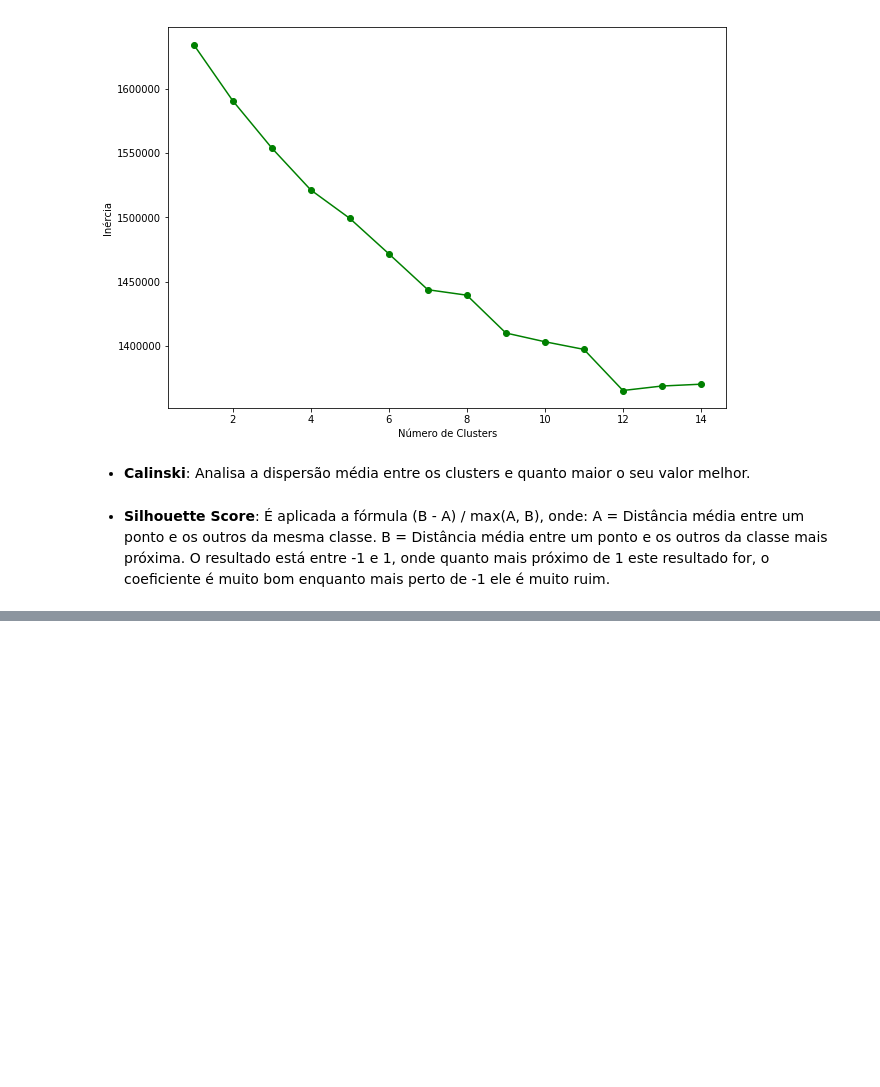
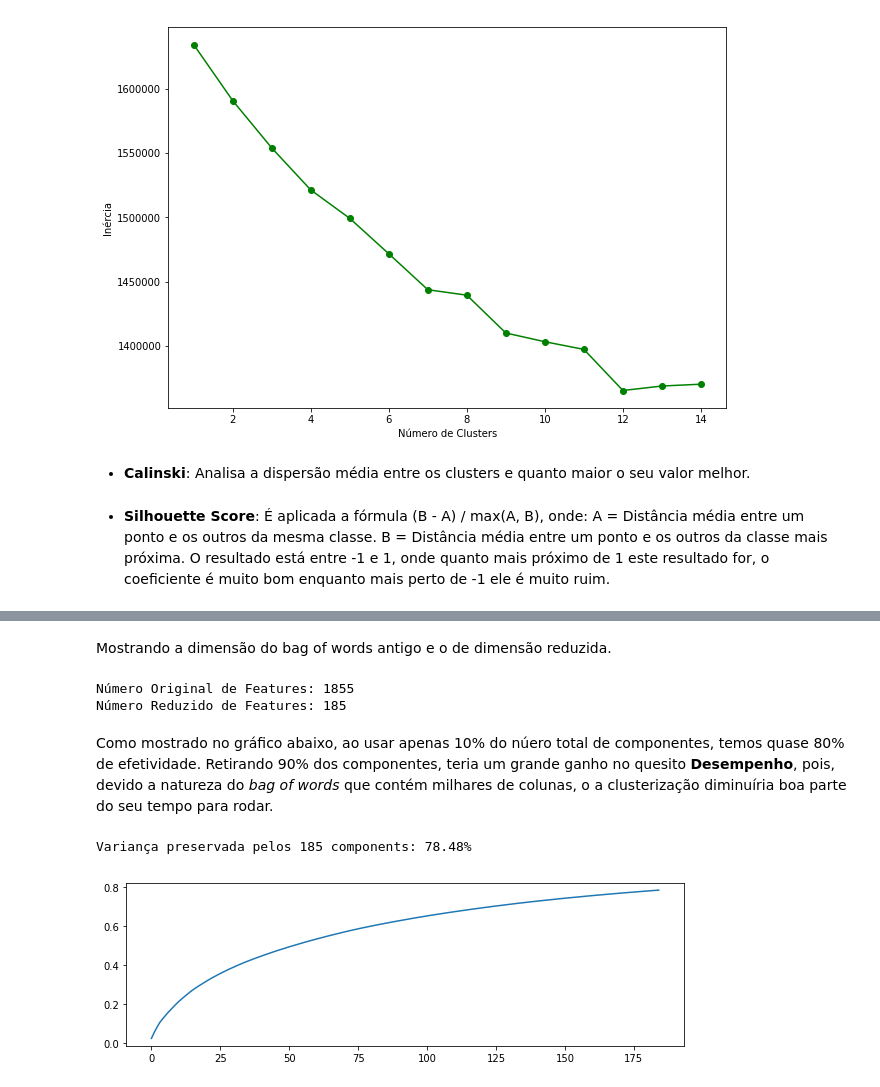
Before and after one commit to SkyNetRecruits/online_retail_dataset, a Jupyter notebook: products_clustering.ipynb, the cells around one changed output, grey strips where cells are left out. Saved outputs shown, nothing was run; the diff lists cells and outputs as text; code cells hidden in the pictures; blank space fills up the shorter version.

```diff
--- a/products_clustering.ipynb
+++ b/products_clustering.ipynb
@@ -279,0 +288,23 @@ plt.show()
+# %%
+from sklearn.decomposition import TruncatedSVD
+
+tsvd = TruncatedSVD(n_components=185)
+tsvd_fit = tsvd.fit(bag_of_words)
+new_bag_of_words = tsvd_fit.transform(bag_of_words)
+# %% [markdown]
+Mostrando a dimensão do bag of words antigo e o de dimensão reduzida.
+# %%
+print('Número Original de Features:', bag_of_words.shape[1])
+print('Número Reduzido de Features:', new_bag_of_words.shape[1])
+# %% [output]
+Número Original de Features: 1855
+Número Reduzido de Features: 185
+# %% [markdown]
+Como mostrado no gráfico abaixo, ao usar apenas 10% do núero total de componentes, temos quase 80% de efetividade. Retirando 90% dos componentes, teria um grande ganho no quesito **Desempenho**, pois, devido a natureza do _bag of words_ que contém milhares de colunas, o a clusterização diminuíria boa parte do seu tempo para rodar.
+# %%
+ax = pd.Series(tsvd_fit.explained_variance_ratio_.cumsum()).plot(kind='line', figsize=(10,3))
+print('Variança preservada pelos 185 components: {:.2%}'.format(
+        tsvd_fit.explained_variance_ratio_.cumsum()[-1]))
+# %% [output]
+Variança preservada pelos 185 components: 78.48%
+[figure, added]
```
Also changed, not shown: parts of 3 cells of this notebook.
